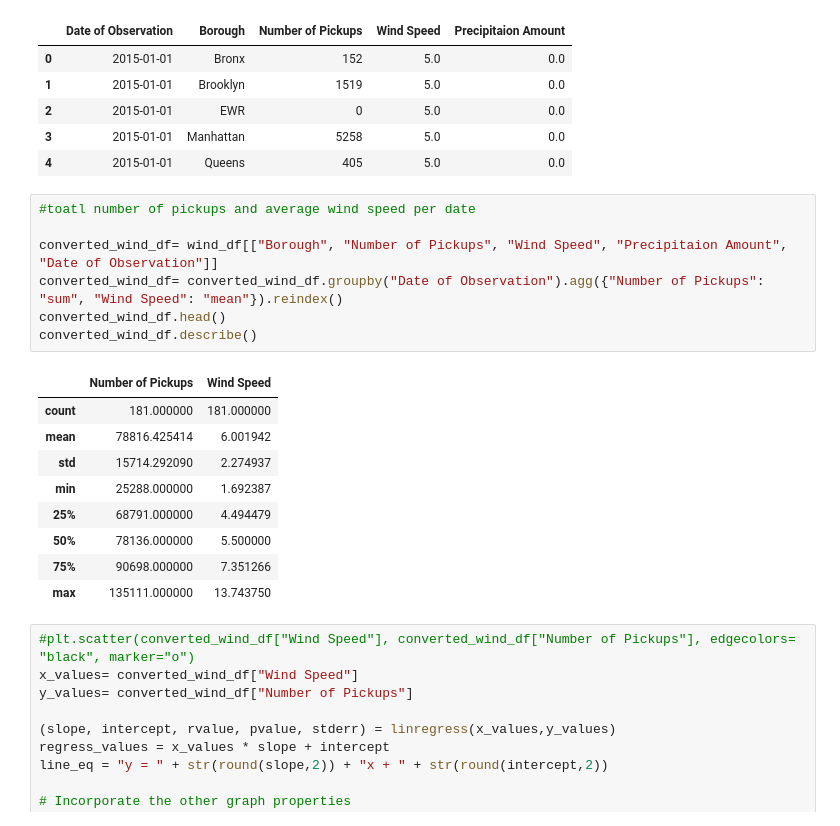
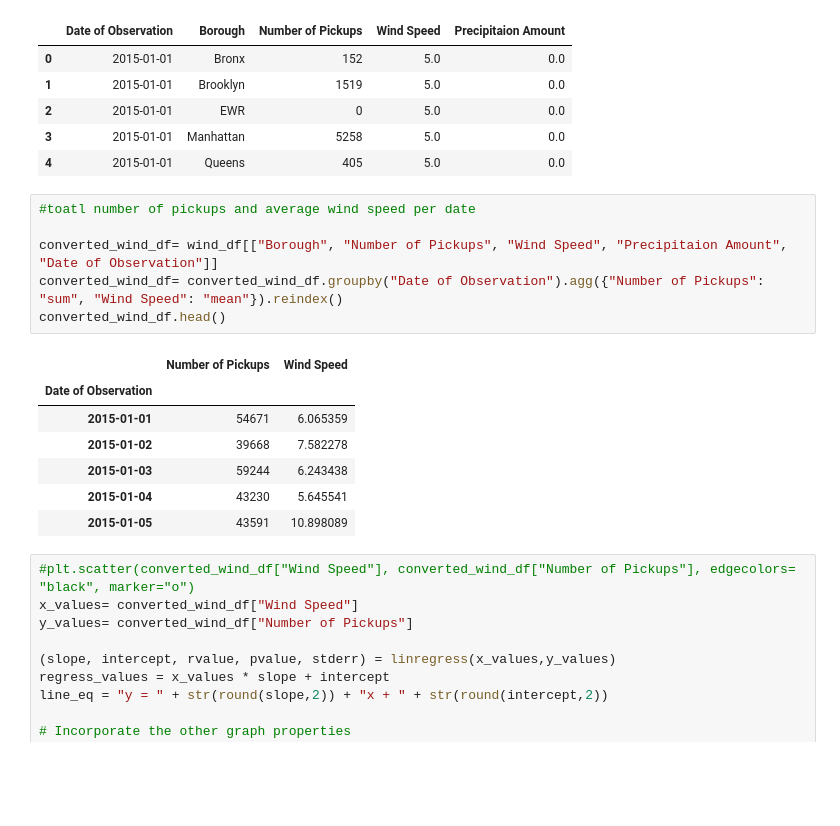
Before and after one commit to caleb-g23/Uber_Pickups_Project, a Jupyter notebook: Main/wind_speed_data.ipynb, the cells around one changed output. Saved outputs shown, nothing was run; the diff lists cells and outputs as text; blank space fills up the shorter version.

```diff
--- a/Main/wind_speed_data.ipynb
+++ b/Main/wind_speed_data.ipynb
@@ -125,20 +121,17 @@ wind_df.head()
 # %%
 #toatl number of pickups and average wind speed per date
 
 converted_wind_df= wind_df[["Borough", "Number of Pickups", "Wind Speed", "Precipitaion Amount", "Date of Observation"]]
 converted_wind_df= converted_wind_df.groupby("Date of Observation").agg({"Number of Pickups": "sum", "Wind Speed": "mean"}).reindex()
 converted_wind_df.head()
-converted_wind_df.describe()
 # %% [output]
 |  | Number of Pickups | Wind Speed |
-| count | 181.000000 | 181.000000 |
-| mean | 78816.425414 | 6.001942 |
-| std | 15714.292090 | 2.274937 |
-| min | 25288.000000 | 1.692387 |
-| 25% | 68791.000000 | 4.494479 |
-| 50% | 78136.000000 | 5.500000 |
-| 75% | 90698.000000 | 7.351266 |
-| max | 135111.000000 | 13.743750 |
+| Date of Observation |  |  |
+| 2015-01-01 | 54671 | 6.065359 |
+| 2015-01-02 | 39668 | 7.582278 |
+| 2015-01-03 | 59244 | 6.243438 |
+| 2015-01-04 | 43230 | 5.645541 |
+| 2015-01-05 | 43591 | 10.898089 |
 # %%
 #plt.scatter(converted_wind_df["Wind Speed"], converted_wind_df["Number of Pickups"], edgecolors= "black", marker="o")
 x_values= converted_wind_df["Wind Speed"]
```
Also changed, not shown: parts of 3 cells of this notebook.
